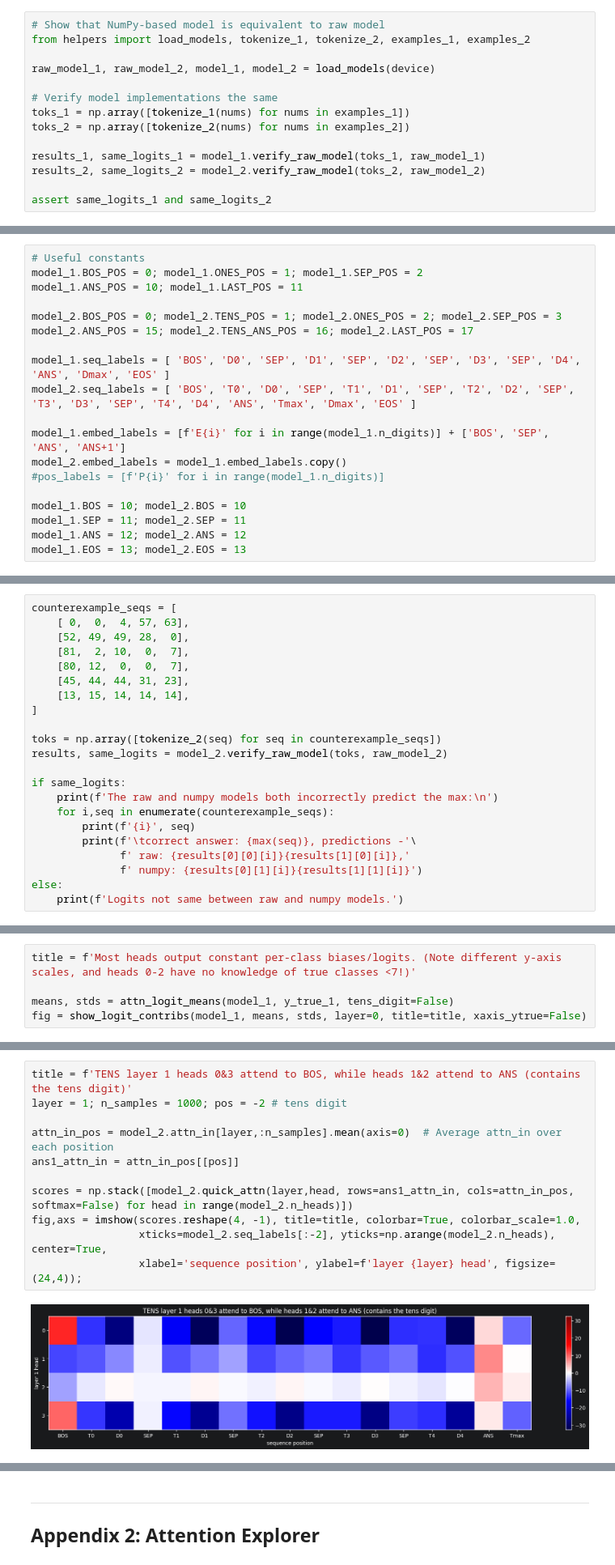
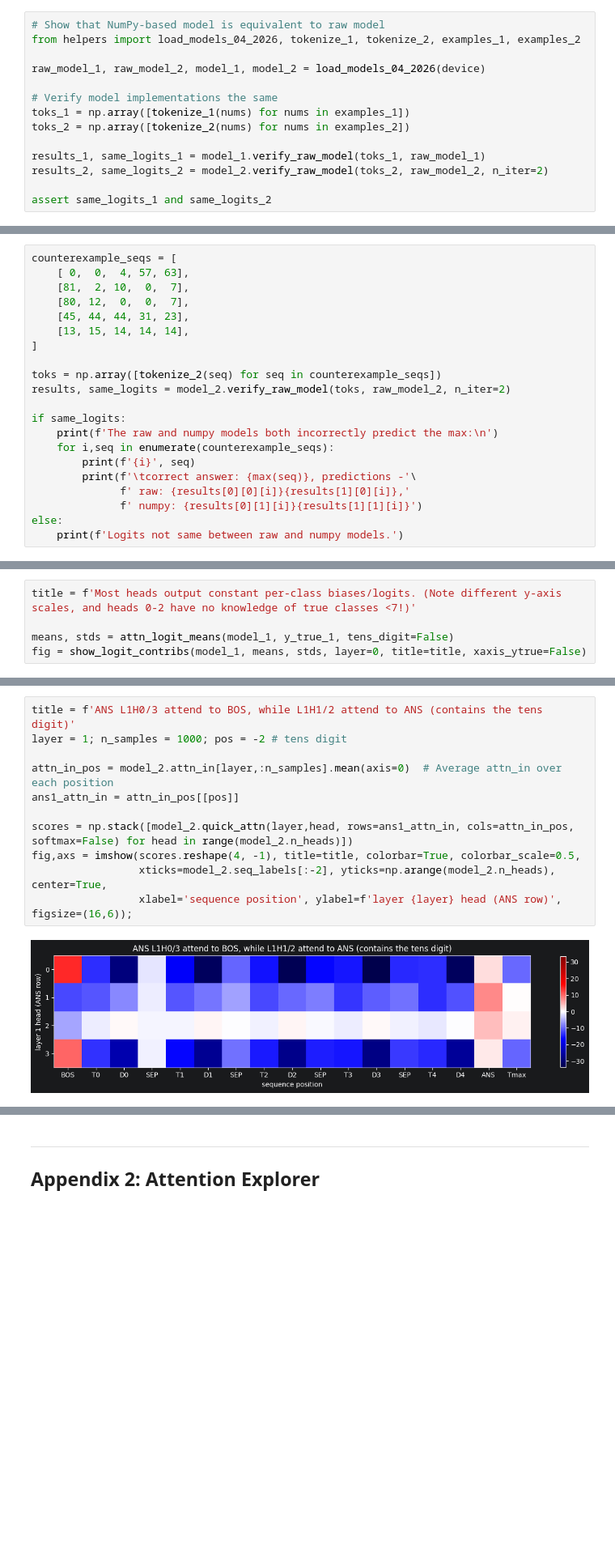
Before and after one commit to danwilhelm/max_list_puzzle, a Jupyter notebook: max_list_puzzle.ipynb, the cells around one changed output, grey strips where cells are left out. Shown at 81% size. Saved outputs shown, nothing was run; the diff lists cells and outputs as text; blank space fills up the shorter version.

```diff
--- a/max_list_puzzle.ipynb
+++ b/max_list_puzzle.ipynb
@@ -69,16 +72,16 @@ print(f"Using device: {device}")
 Using device: mps
 # %%
 # Show that NumPy-based model is equivalent to raw model
-from helpers import load_models, tokenize_1, tokenize_2, examples_1, examples_2
+from helpers import load_models_04_2026, tokenize_1, tokenize_2, examples_1, examples_2
 
-raw_model_1, raw_model_2, model_1, model_2 = load_models(device)
+raw_model_1, raw_model_2, model_1, model_2 = load_models_04_2026(device)
 
 # Verify model implementations the same
 toks_1 = np.array([tokenize_1(nums) for nums in examples_1])
 toks_2 = np.array([tokenize_2(nums) for nums in examples_2])
 
 results_1, same_logits_1 = model_1.verify_raw_model(toks_1, raw_model_1)
-results_2, same_logits_2 = model_2.verify_raw_model(toks_2, raw_model_2)
+results_2, same_logits_2 = model_2.verify_raw_model(toks_2, raw_model_2, n_iter=2)
 
 assert same_logits_1 and same_logits_2
 # %% [output]
@@ -86,22 +90,3 @@ Downloaded model definition + weights for both models.
-# %%
-# Useful constants
-model_1.BOS_POS = 0; model_1.ONES_POS = 1; model_1.SEP_POS = 2
-model_1.ANS_POS = 10; model_1.LAST_POS = 11
-
-model_2.BOS_POS = 0; model_2.TENS_POS = 1; model_2.ONES_POS = 2; model_2.SEP_POS = 3
-model_2.ANS_POS = 15; model_2.TENS_ANS_POS = 16; model_2.LAST_POS = 17
-
-model_1.seq_labels = [ 'BOS', 'D0', 'SEP', 'D1', 'SEP', 'D2', 'SEP', 'D3', 'SEP', 'D4', 'ANS', 'Dmax', 'EOS' ]
-model_2.seq_labels = [ 'BOS', 'T0', 'D0', 'SEP', 'T1', 'D1', 'SEP', 'T2', 'D2', 'SEP', 'T3', 'D3', 'SEP', 'T4', 'D4', 'ANS', 'Tmax', 'Dmax', 'EOS' ]
-
-model_1.embed_labels = [f'E{i}' for i in range(model_1.n_digits)] + ['BOS', 'SEP', 'ANS', 'ANS+1']
-model_2.embed_labels = model_1.embed_labels.copy()
-#pos_labels = [f'P{i}' for i in range(model_1.n_digits)]
-
-model_1.BOS = 10; model_2.BOS = 10
-model_1.SEP = 11; model_2.SEP = 11
-model_1.ANS = 12; model_2.ANS = 12
-model_1.EOS = 13; model_2.EOS = 13
 # %% [markdown]
 ---
 <a id="sidebar"></a>
@@ -114,7 +99,6 @@ This typically occurs with duplicated ones-digits, particularly when they are 0.
 # %%
 counterexample_seqs = [
     [ 0,  0,  4, 57, 63],
-    [52, 49, 49, 28,  0],
     [81,  2, 10,  0,  7],
     [80, 12,  0,  0,  7],
     [45, 44, 44, 31, 23],
@@ -122,7 +106,7 @@ counterexample_seqs = [
 ]
 
 toks = np.array([tokenize_2(seq) for seq in counterexample_seqs])
-results, same_logits = model_2.verify_raw_model(toks, raw_model_2)
+results, same_logits = model_2.verify_raw_model(toks, raw_model_2, n_iter=2)
 
 if same_logits:
     print(f'The raw and numpy models both incorrectly predict the max:\n')
@@ -414,14 +401,14 @@ This mirrors what we observe from attention patterns -- that layer 1 heads 0&3 a
 # %%
-title = f'TENS layer 1 heads 0&3 attend to BOS, while heads 1&2 attend to ANS (contains the tens digit)'
+title = f'ANS L1H0/3 attend to BOS, while L1H1/2 attend to ANS (contains the tens digit)'
 layer = 1; n_samples = 1000; pos = -2 # tens digit
 
 attn_in_pos = model_2.attn_in[layer,:n_samples].mean(axis=0)  # Average attn_in over each position
 ans1_attn_in = attn_in_pos[[pos]]
 
 scores = np.stack([model_2.quick_attn(layer,head, rows=ans1_attn_in, cols=attn_in_pos, softmax=False) for head in range(model_2.n_heads)])
-fig,axs = imshow(scores.reshape(4, -1), title=title, colorbar=True, colorbar_scale=1.0,
+fig,axs = imshow(scores.reshape(4, -1), title=title, colorbar=True, colorbar_scale=0.5,
                  xticks=model_2.seq_labels[:-2], yticks=np.arange(model_2.n_heads), center=True,
-                 xlabel='sequence position', ylabel=f'layer {layer} head', figsize=(24,4));
+                 xlabel='sequence position', ylabel=f'layer {layer} head (ANS row)', figsize=(16,6));
 # %% [output]
-[figure, old version]
+[figure, new version]
 # %% [markdown]
```
Also changed, not shown: parts of 45 cells of this notebook.
